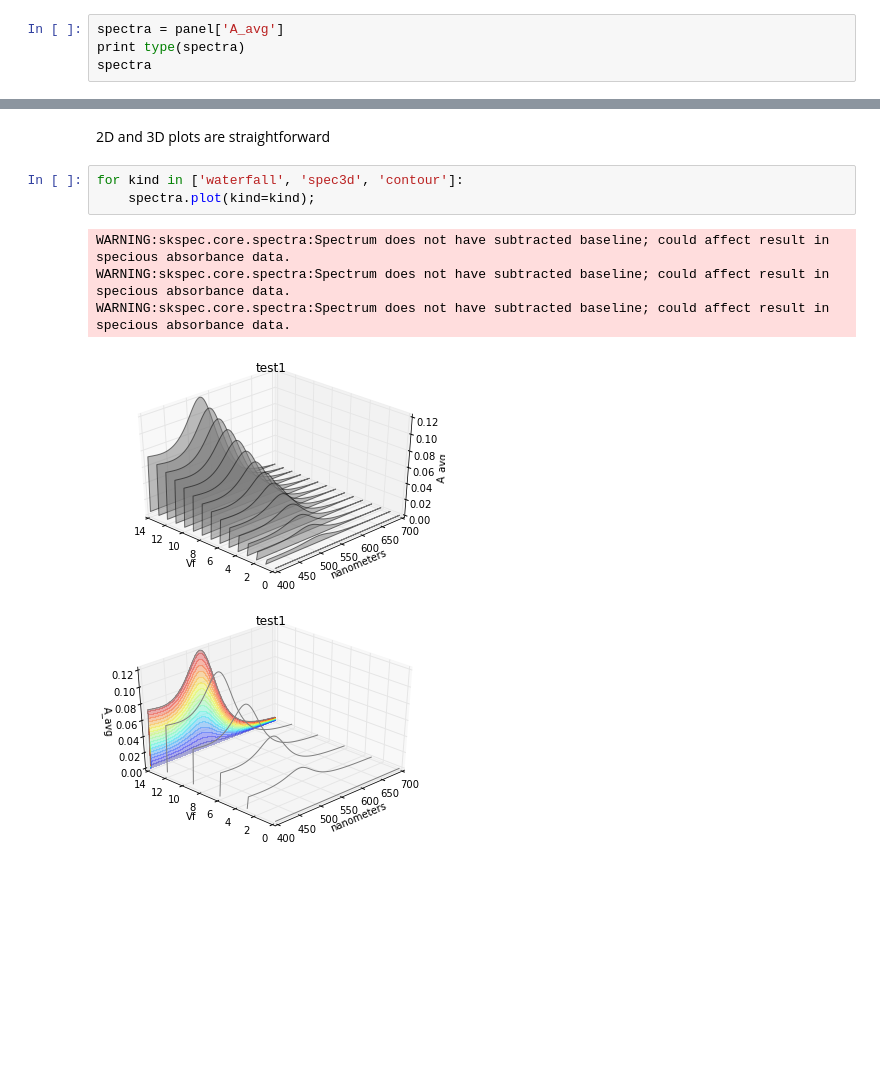
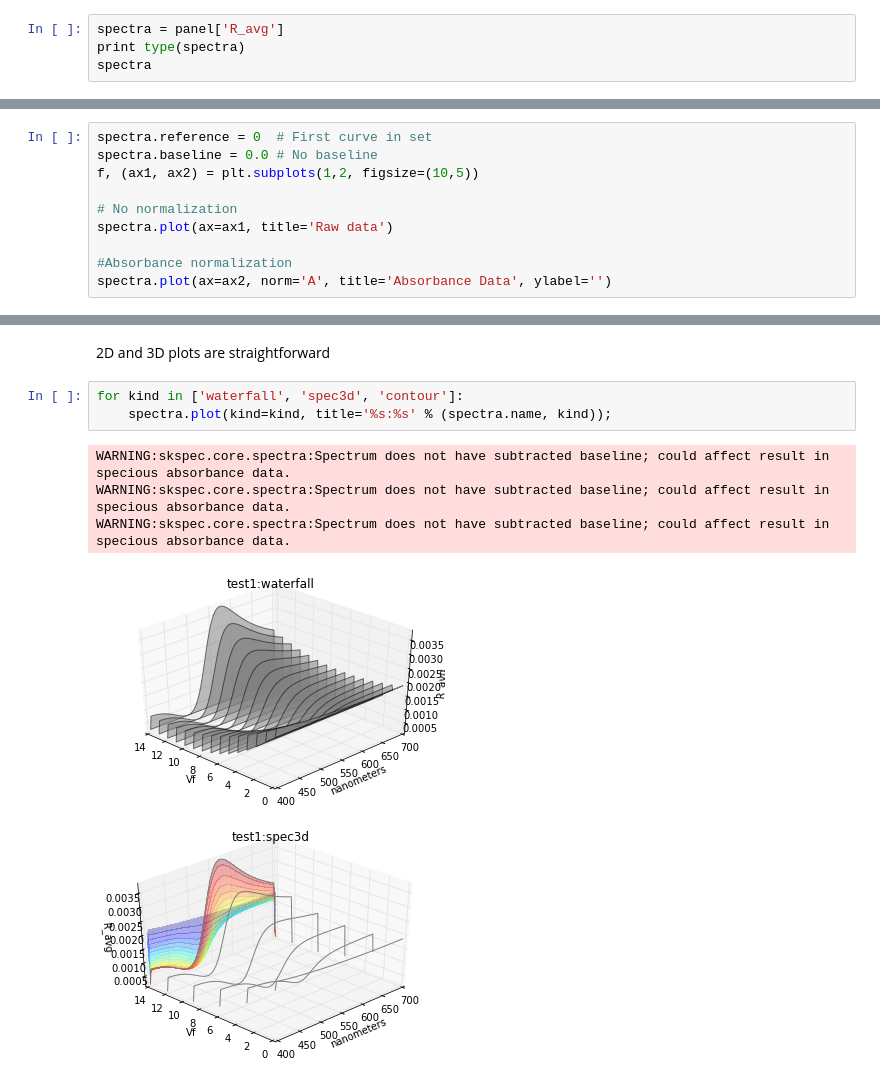
Before and after one commit to hughesadam87/PAME, a Jupyter notebook: Simulations/simtutorial.ipynb, the cells around one changed output, grey strips where cells are left out. Cells and saved outputs as stored; diff of their text form; blank space fills up the shorter version.

```diff
--- a/Simulations/simtutorial.ipynb
+++ b/Simulations/simtutorial.ipynb
@@ -284,7 +284,7 @@ s.backend = 'skspec'  # = 'pandas' to return to pandas backend
 # %% [markdown]
 Now, when we slice the panel, a Spectra is returned instead.
 # %%
-spectra = panel['A_avg']
+spectra = panel['R_avg']
 print type(spectra)
 spectra
 # %% [output]
@@ -328,0 +331,10 @@ WARNING:skspec.core.spectra:Spectrum does not have subtracted baseline; could af
+# %%
+spectra.reference = 0  # First curve in set
+spectra.baseline = 0.0 # No baseline
+f, (ax1, ax2) = plt.subplots(1,2, figsize=(10,5))
+
+# No normalization
+spectra.plot(ax=ax1, title='Raw data')
+
+#Absorbance normalization
+spectra.plot(ax=ax2, norm='A', title='Absorbance Data', ylabel='')
@@ -330,10 +347,10 @@ WARNING:skspec.core.spectra:Spectrum does not have subtracted baseline; could af
 2D and 3D plots are straightforward
 # %%
 for kind in ['waterfall', 'spec3d', 'contour']:
-    spectra.plot(kind=kind);
+    spectra.plot(kind=kind, title='%s:%s' % (spectra.name, kind));
 # %% [output]
 WARNING:skspec.core.spectra:Spectrum does not have subtracted baseline; could affect result in specious absorbance data.
 WARNING:skspec.core.spectra:Spectrum does not have subtracted baseline; could affect result in specious absorbance data.
 WARNING:skspec.core.spectra:Spectrum does not have subtracted baseline; could affect result in specious absorbance data.
-[figure, old version]
+[figure, new version]
-[figure, old version]
+[figure, new version]
```
Also changed, not shown: parts of 7 cells of this notebook.
